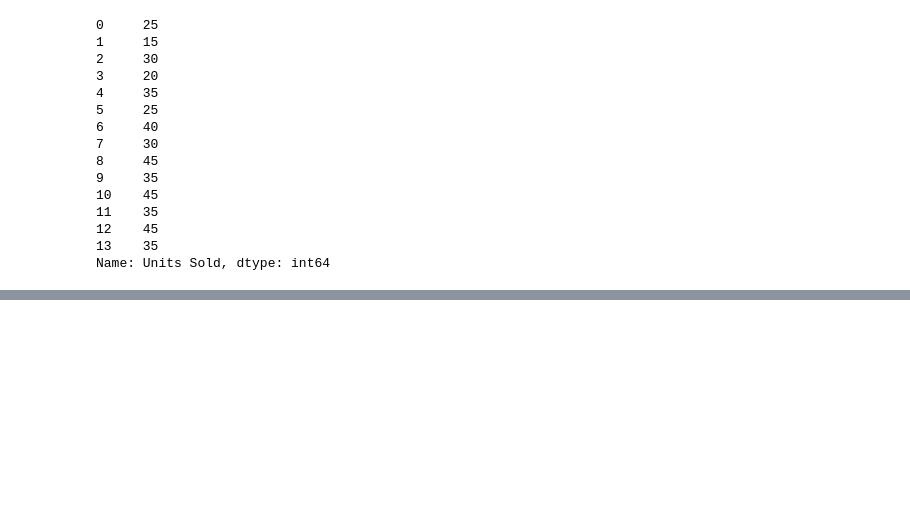
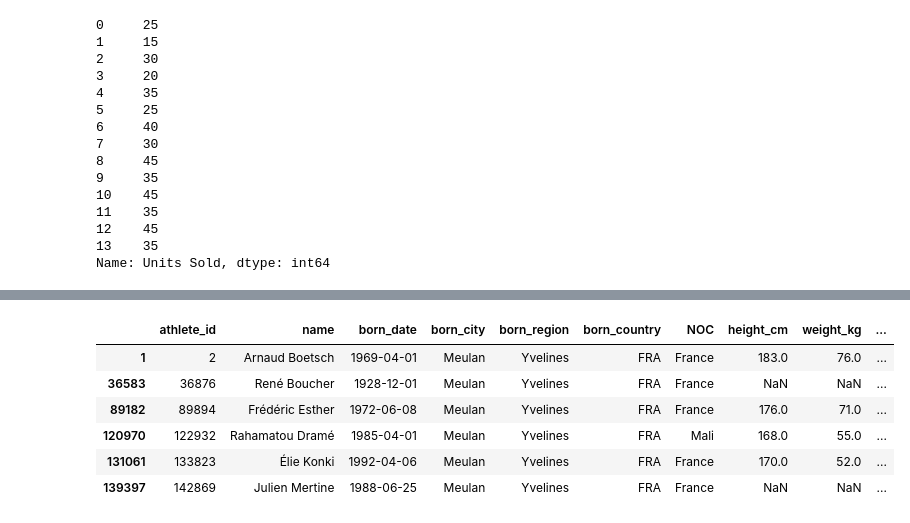
Before and after one commit to rohitsinghuid30/complete_pandas_tutorial, a Jupyter notebook: tutorial3.ipynb, the cells around one changed output, grey strips where cells are left out. Cells and saved outputs as stored; diff of their text form; code cells hidden in the pictures; blank space fills up the shorter version.

```diff
--- a/tutorial3.ipynb
+++ b/tutorial3.ipynb
@@ -144,0 +240,10 @@ Name: Units Sold, dtype: int64
+# %%
+bios.loc[bios['born_city']=='Meulan']
+# %% [output]
+|  | athlete_id | name | born_date | born_city | born_region | born_country | NOC | height_cm | weight_kg | ... |
+| 1 | 2 | Arnaud Boetsch | 1969-04-01 | Meulan | Yvelines | FRA | France | 183.0 | 76.0 | ... |
+| 36583 | 36876 | René Boucher | 1928-12-01 | Meulan | Yvelines | FRA | France | NaN | NaN | ... |
+| 89182 | 89894 | Frédéric Esther | 1972-06-08 | Meulan | Yvelines | FRA | France | 176.0 | 71.0 | ... |
+| 120970 | 122932 | Rahamatou Dramé | 1985-04-01 | Meulan | Yvelines | FRA | Mali | 168.0 | 55.0 | ... |
+| 131061 | 133823 | Élie Konki | 1992-04-06 | Meulan | Yvelines | FRA | France | 170.0 | 52.0 | ... |
+| 139397 | 142869 | Julien Mertine | 1988-06-25 | Meulan | Yvelines | FRA | France | NaN | NaN | ... |
```
Also changed, not shown: parts of 19 cells of this notebook.
